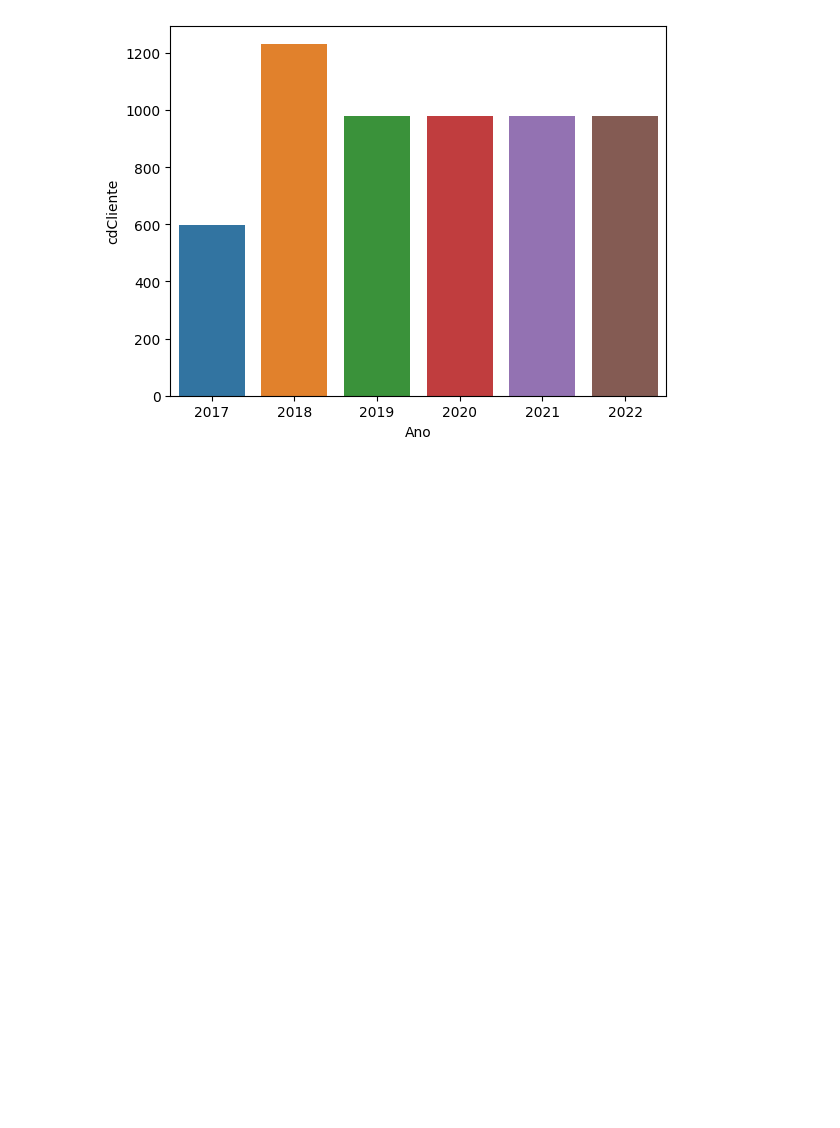
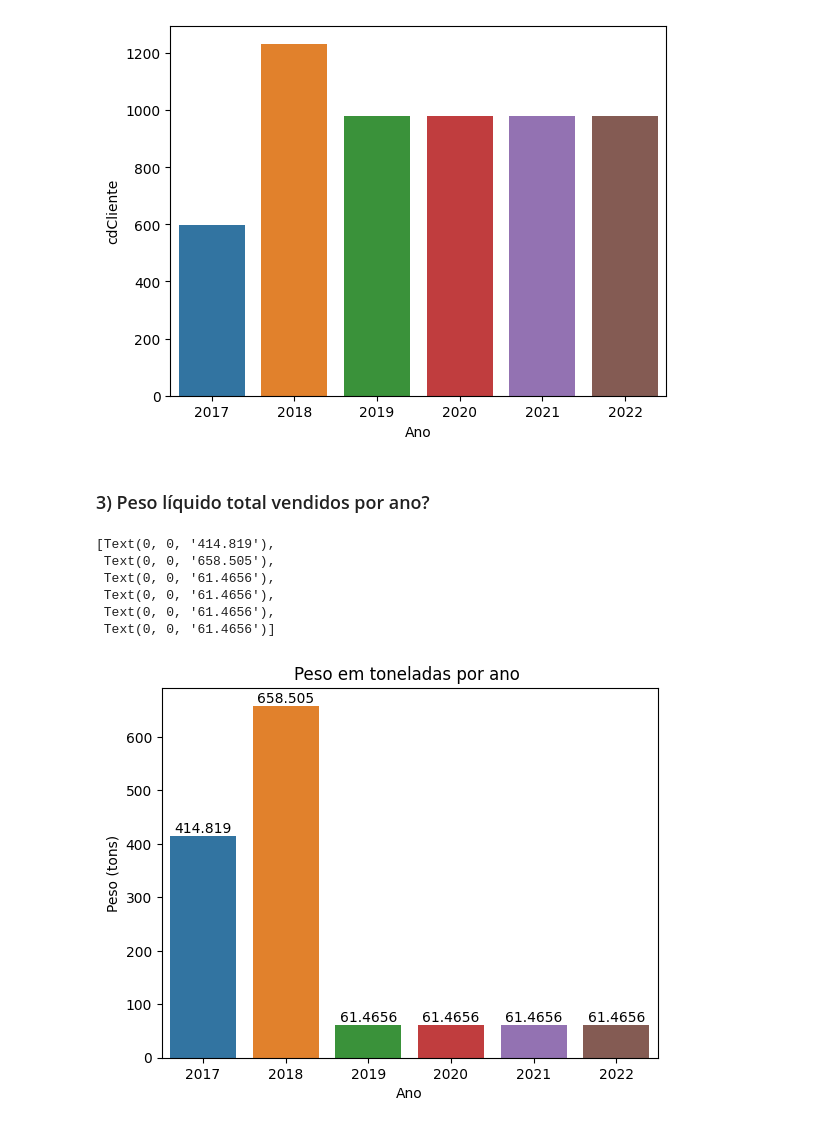
Before and after one commit to felipelonghi/fundamentospythonsenai, a Jupyter notebook: aula 29.09.ipynb, the cells around one changed output. Cells and saved outputs as stored; diff of their text form; code cells hidden in the pictures; blank space fills up the shorter version.

```diff
--- a/aula 29.09.ipynb
+++ b/aula 29.09.ipynb
@@ -180,3 +171,47 @@ sns.barplot(x = df_contagem_cliente.index, y= 'cdCliente', data = df_contagem_cl
 # %% [output]
 <Axes: xlabel='Ano', ylabel='cdCliente'>
 [figure]
+# %% [markdown]
+### 3) Peso líquido total vendidos por ano?
+# %%
+# Criando um dataframe com as colunas Ano é Peso Liquido
+df_peso_ano = df_merge.loc[:,['Ano','Peso Líquido']]
+
+df_peso_ano = df_peso_ano.groupby('Ano').sum()
+
+df_peso_ano ['Peso_tons'] =  df_peso_ano ['Peso Líquido']/1000
+
+df_peso_ano
+
+
+# GERAR O GRÁFICO  DE BARRAS
+
+graficos = sns.barplot (
+    x = df_peso_ano.index,
+    y = df_peso_ano ['Peso_tons']
+
+)
+
+# Titulo do gráfico
+
+plt.title ('Peso em toneladas por ano ')
+
+# Titulo do eixo y
+
+plt.ylabel ( "Peso (tons)")
+
+# Titulo do eixo x
+
+plt.xlabel ( "Ano")
+
+# Rotulo nas colunas  do gráfico
+
+graficos.bar_label(graficos.containers [0])
+# %% [output]
+[Text(0, 0, '414.819'),
+ Text(0, 0, '658.505'),
+ Text(0, 0, '61.4656'),
+ Text(0, 0, '61.4656'),
+ Text(0, 0, '61.4656'),
+ Text(0, 0, '61.4656')]
+[figure, added]
```
Also changed, not shown: parts of 14 cells of this notebook.
